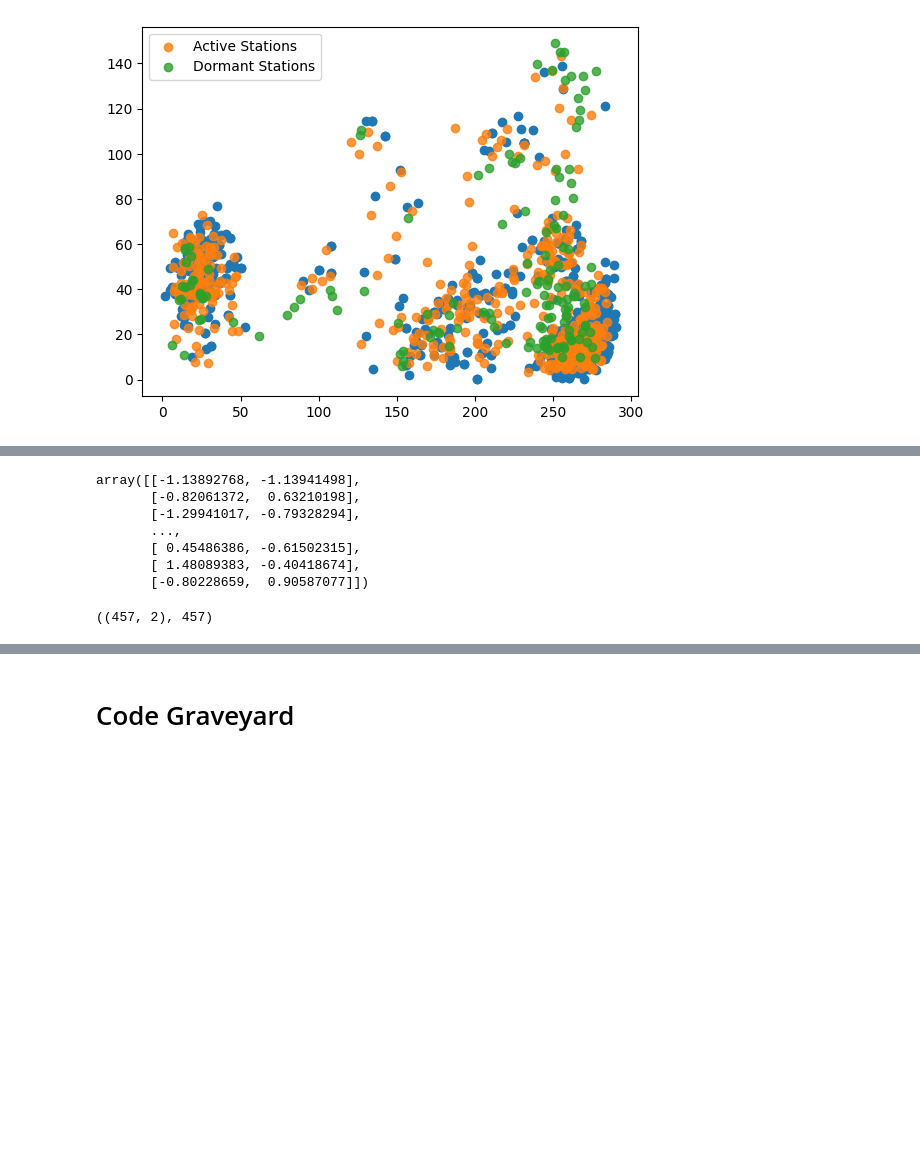
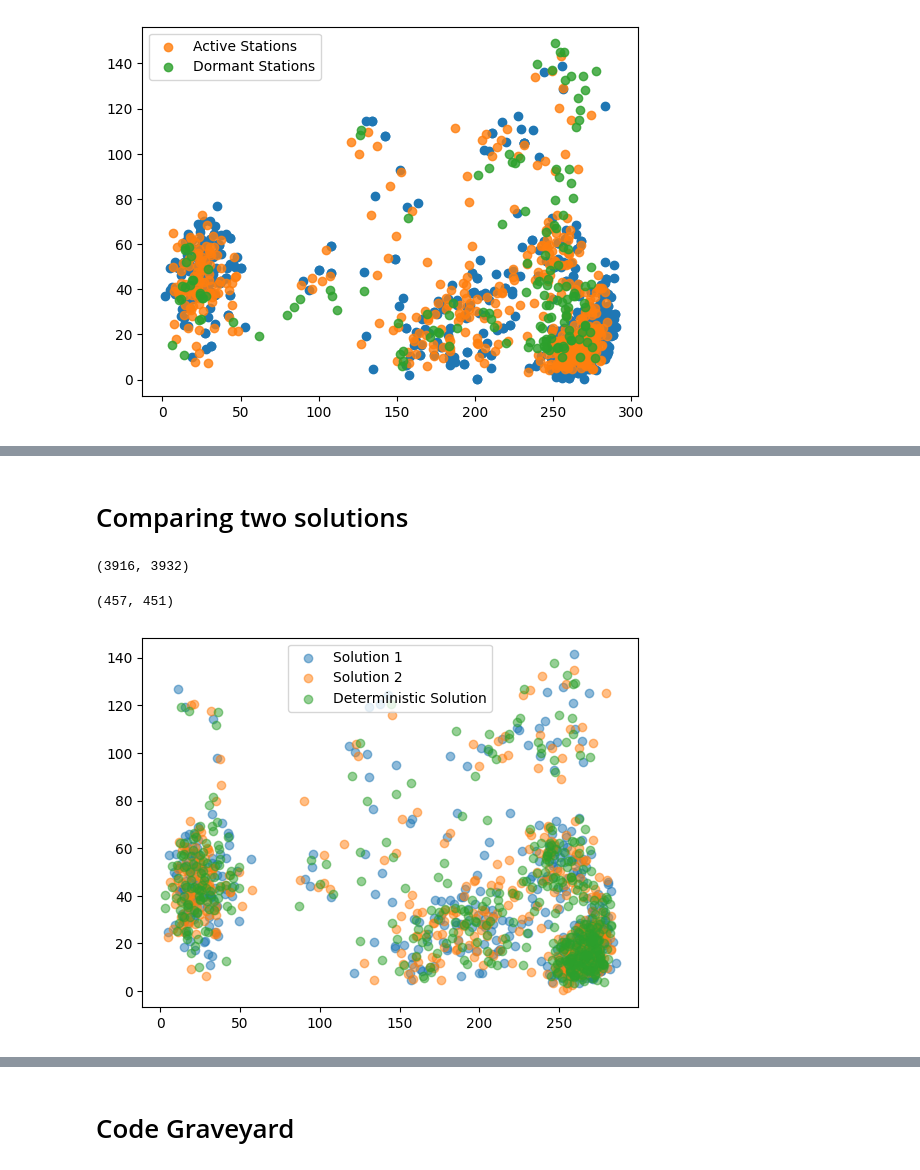
Before and after one commit to ikerforce/mopta, a Jupyter notebook: src/PSO_KNN.ipynb, the cells around one changed output, grey strips where cells are left out. Cells and saved outputs as stored; diff of their text form; code cells hidden in the pictures; blank space fills up the shorter version.

```diff
--- a/src/PSO_KNN.ipynb
+++ b/src/PSO_KNN.ipynb
@@ -461,17 +480,3 @@ plt.show()
-# %%
-population[0].velocities
-# %% [output]
-array([[-1.13892768, -1.13941498],
-       [-0.82061372,  0.63210198],
-       [-1.29941017, -0.79328294],
-       ...,
-       [ 0.45486386, -0.61502315],
-       [ 1.48089383, -0.40418674],
-       [-0.80228659,  0.90587077]])
-# %%
-active_stations.shape,len(station_counts)
-# %% [output]
-((457, 2), 457)
 # %%
 station_data = pd.DataFrame(active_stations, columns=['x', 'y'])
 station_counts = [global_best_station_counter[i] for i in global_best_station_counter if global_best_station_counter[i] > 0]
@@ -479,0 +485,27 @@ station_data.to_excel('/content/drive/MyDrive/MOPTA/station_data_PSO_stochastic.
+# %% [markdown]
+# Comparing two solutions
+# %%
+s1 = pd.read_excel('/content/drive/MyDrive/MOPTA/station_data_PSO_stochastic.xlsx')
+s2 = pd.read_excel('/content/drive/MyDrive/MOPTA/station_data_PSO_stochastic_2.xlsx')
+s3 = pd.read_excel('/content/drive/MyDrive/MOPTA/station_data_PSO.xlsx')
+# %%
+# total chargers
+sum(s1['chargers']),sum(s2['chargers'])
+# %% [output]
+(3916, 3932)
+# %%
+# total stations
+s1.shape[0], s2.shape[0]
+# %% [output]
+(457, 451)
+# %%
+plt.figure()
+plt.scatter(s1['x'], s1['y'], label='Solution 1', alpha=0.5)
+plt.scatter(s2['x'], s2['y'], label='Solution 2', alpha=0.5)
+plt.scatter(s3['x'], s3['y'], label='Deterministic Solution', alpha=0.5)
+# plt.xlim(250,260)
+# plt.ylim(10,30)
+plt.legend()
+plt.show()
+# %% [output]
+[figure, added]
```
Also changed, not shown: parts of 18 cells of this notebook, 2 other files.
